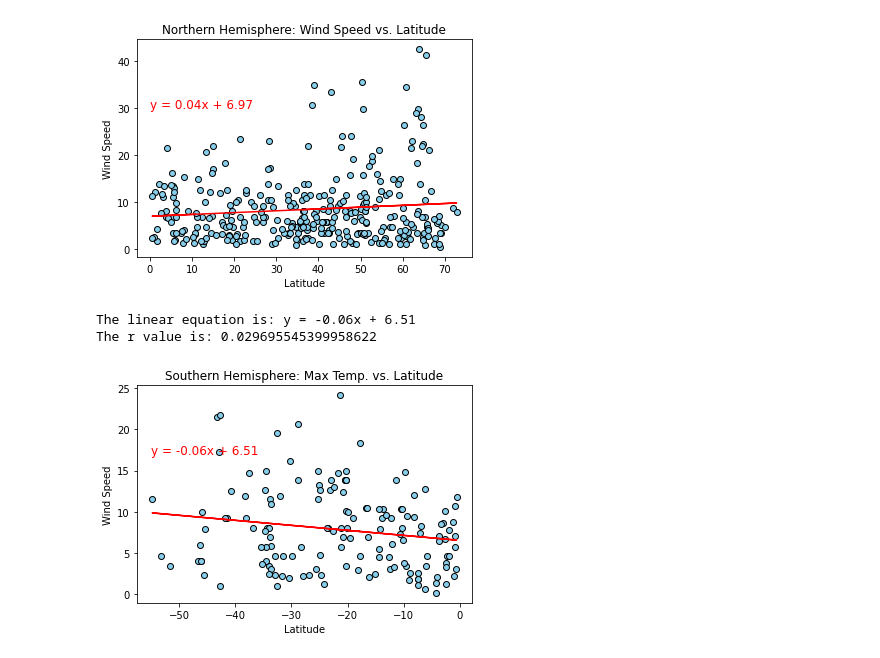
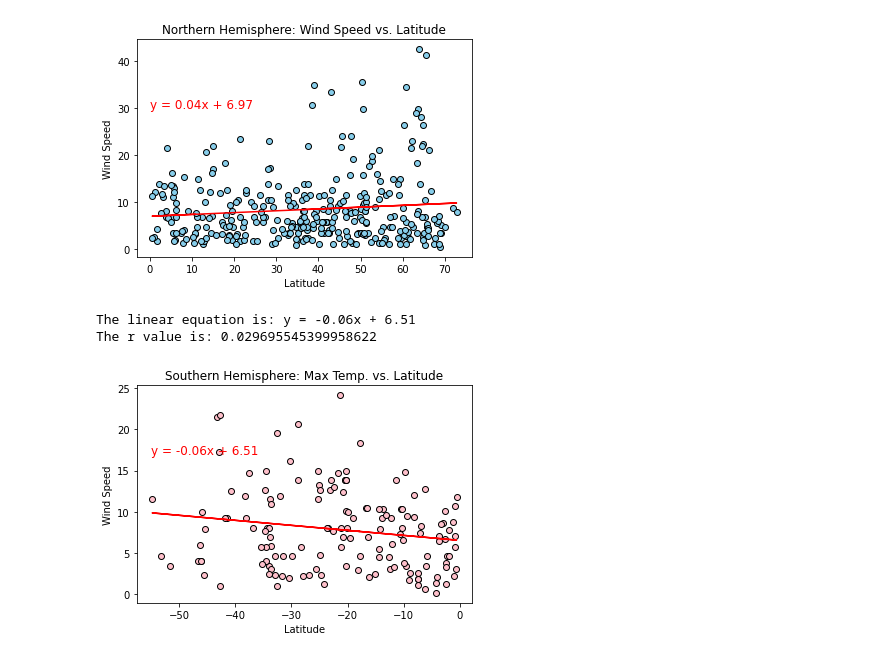
Before and after one commit to jagnoor/python-api-challenge, a Jupyter notebook: WeatherPy/WeatherPy.ipynb, the cells around one changed output. Cells and saved outputs as stored; diff of their text form; code cells hidden in the pictures.

```diff
--- a/WeatherPy/WeatherPy.ipynb
+++ b/WeatherPy/WeatherPy.ipynb
@@ -374,21 +374,21 @@ The r value is: 0.01109306266197361
 # %%
 x_values = southern_hemisphere["Lat"]
 y_values = southern_hemisphere["Wind Speed"]
 
 (slope, intercept, rvalue, pvalue, stderr) = linregress(x_values, y_values)
 regress_values = x_values * slope + intercept
 line_eq = "y = " + str(round(slope, 2)) + "x + " + str(round(intercept, 2))
 
-plt.scatter(x_values, y_values, edgecolor="black", facecolor="skyblue")
+plt.scatter(x_values, y_values, edgecolor="black", facecolor="pink")
 plt.plot(x_values, regress_values, 'r-')
 plt.title("Southern Hemisphere: Max Temp. vs. Latitude")
 plt.xlabel("Latitude")
 plt.ylabel("Wind Speed")
 plt.annotate(line_eq, (-55,17), fontsize=12, color="red")
 print(f"The linear equation is: {line_eq}")
 print(f"The r value is: {rvalue**2}")
 plt.savefig("../Images/south_windspeed_latitude_lr.png")
 # %% [output]
 The linear equation is: y = -0.06x + 6.51
 The r value is: 0.029695545399958622
-[figure, old version]
+[figure, new version]
```
Also changed, not shown: parts of 7 cells of this notebook, 1 other file.
